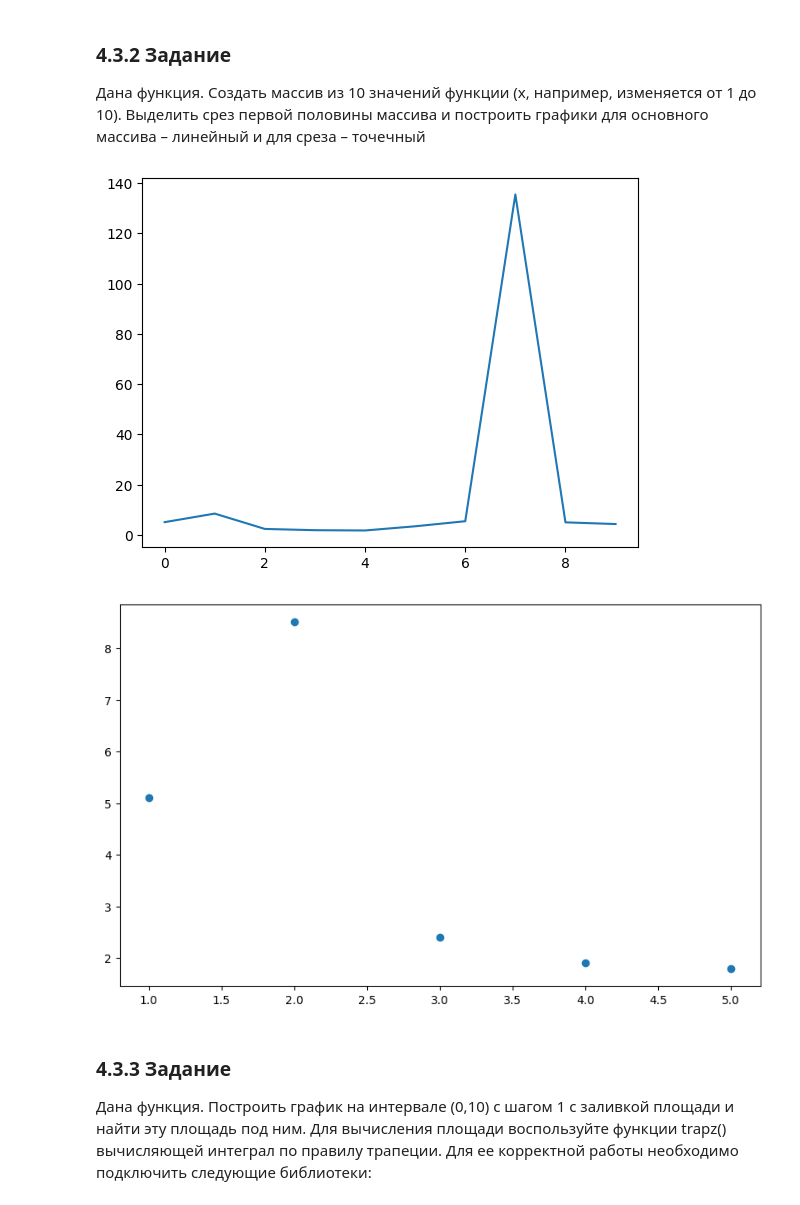
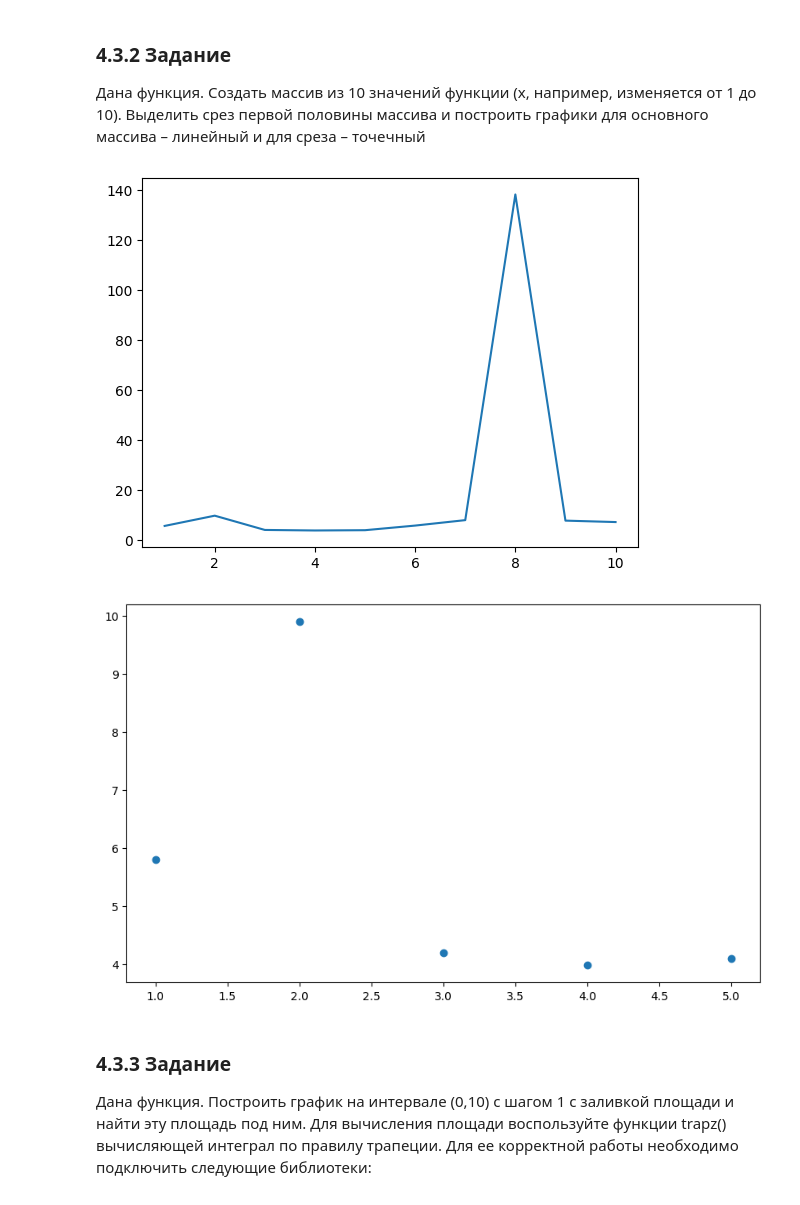
Before and after one commit to nadirg2/AI_homework, a Jupyter notebook: Workbooks/Guliev_N_Workbook1.ipynb, the cells around one changed output. Cells and saved outputs as stored; diff of their text form; code cells hidden in the pictures.

```diff
--- a/Workbooks/Guliev_N_Workbook1.ipynb
+++ b/Workbooks/Guliev_N_Workbook1.ipynb
@@ -207,19 +251,19 @@ plt.show()
 # %%
 from matplotlib import pyplot as plt
 import math
 
 y = []
 for x in range(1,11):
-      y.append((math.sqrt(1 + math.e ** math.sqrt(x) + math.cos(x**2)))/abs(1-(math.sin(x))**3))
+      y.append(((math.sqrt(1 + math.e ** math.sqrt(x) + math.cos(x**2)))/abs(1-(math.sin(x))**3)) + math.log(abs(2*x)))
 y2 = y[:5]
-plt.plot(y)
+plt.plot([x for x in range(1, 11)], y)
 plt.show()
-fig, ax = plt.subplots(figsize=(10, 6)) # Точечный график
+fig, ax = plt.subplots(figsize=(10, 6))
 ax.scatter([i for i in range(1, 6)], y2)
 plt.show()
 # %% [output]
-[figure, old version]
+[figure, new version]
-[figure, old version]
+[figure, new version]
 # %% [markdown]
 ### 4.3.3 Задание
 Дана функция. Построить график на интервале (0,10) с шагом 1 с заливкой площади и найти эту площадь под ним. Для вычисления площади воспользуйте функции trapz() вычисляющей интеграл по правилу трапеции. Для ее корректной работы необходимо подключить следующие библиотеки:
```
Also changed, not shown: parts of 19 cells of this notebook.
